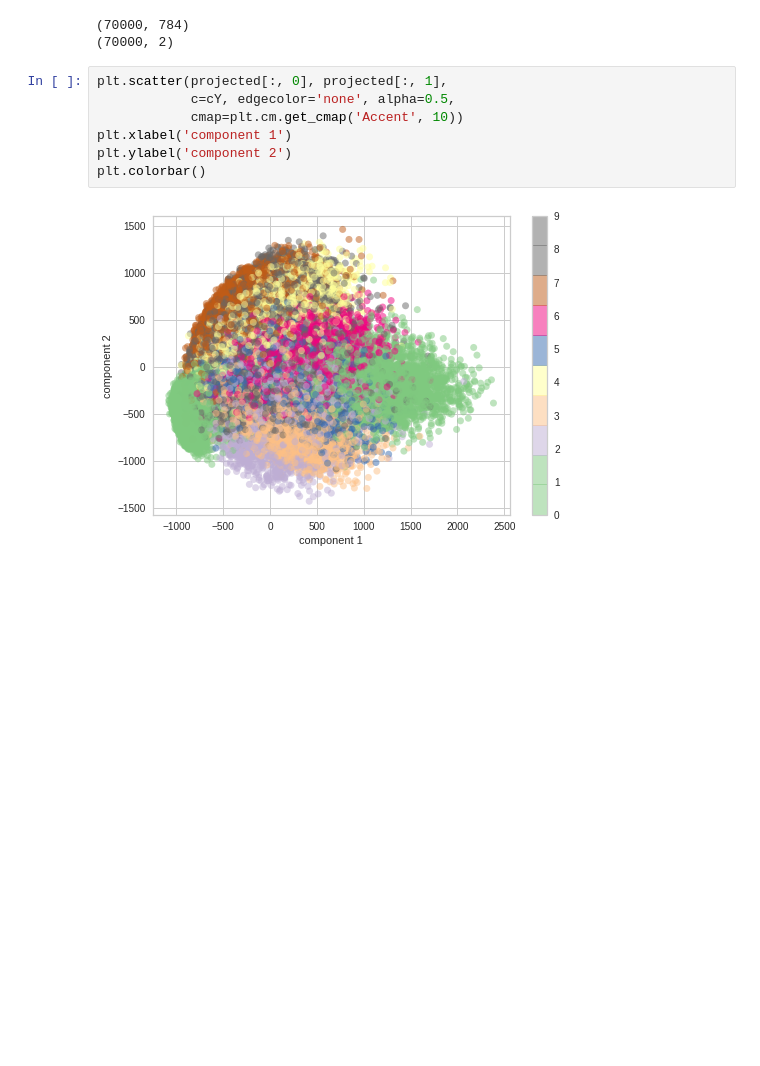
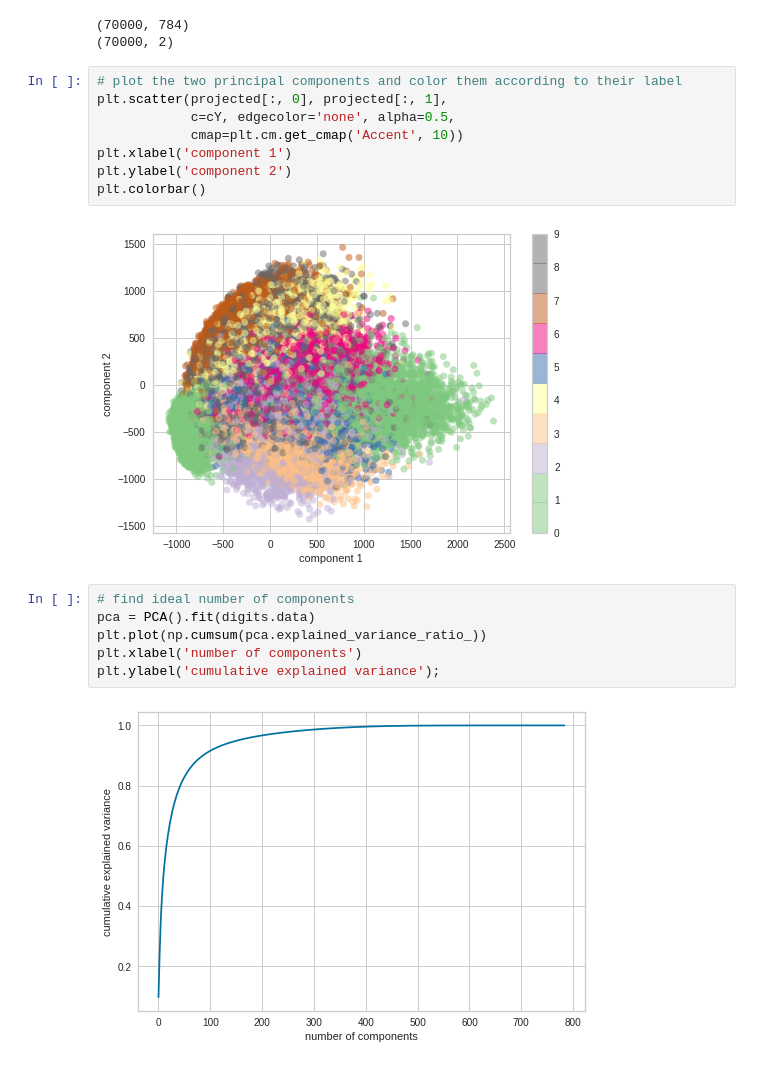
Before and after one commit to bstrain71/422_MNIST, a Jupyter notebook: Strain_Assignment_5.ipynb, the cells around one changed output. Cells and saved outputs as stored; diff of their text form; blank space fills up the shorter version.

```diff
--- a/Strain_Assignment_5.ipynb
+++ b/Strain_Assignment_5.ipynb
@@ -133,6 +133,7 @@ print(projected.shape)
 (70000, 784)
 (70000, 2)
 # %%
+# plot the two principal components and color them according to their label
 plt.scatter(projected[:, 0], projected[:, 1],
             c=cY, edgecolor='none', alpha=0.5,
             cmap=plt.cm.get_cmap('Accent', 10))
@@ -141,3 +142,11 @@ plt.ylabel('component 2')
 plt.colorbar()
 # %% [output]
 [figure]
+# %%
+# find ideal number of components
+pca = PCA().fit(digits.data)
+plt.plot(np.cumsum(pca.explained_variance_ratio_))
+plt.xlabel('number of components')
+plt.ylabel('cumulative explained variance');
+# %% [output]
+[figure, added]
```
